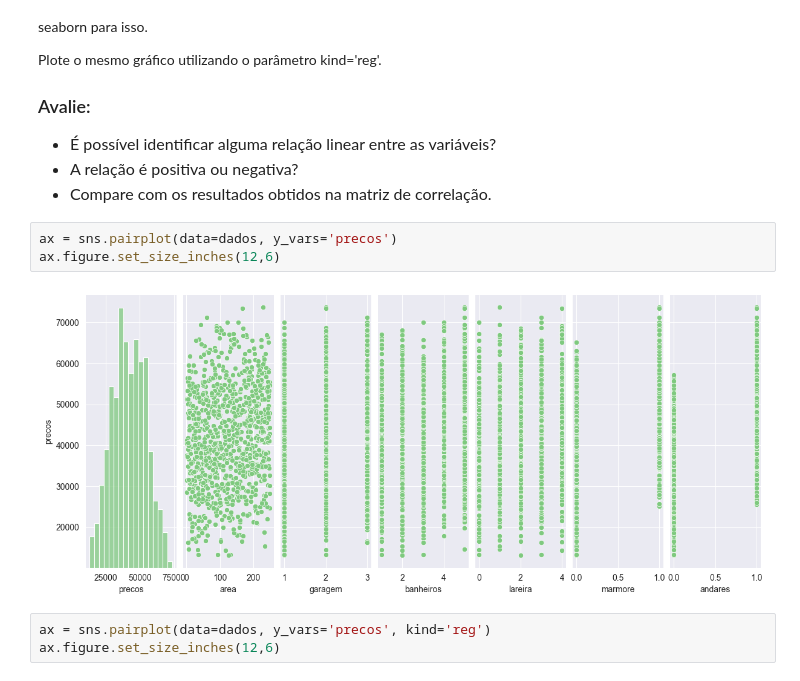
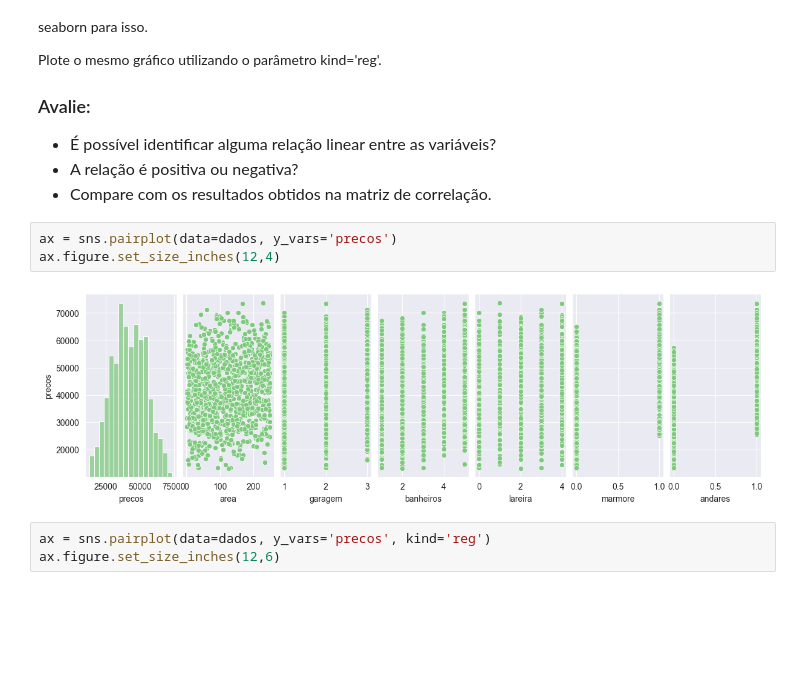
Before and after one commit to lemaldonadogm/Courses, a Jupyter notebook: Statistics/Parte 5 - Regressão Linear/Regressao Linear - Exercicio.ipynb, the cells around one changed output. Cells and saved outputs as stored; diff of their text form; blank space fills up the shorter version.

```diff
--- a/Statistics/Parte 5 - Regressão Linear/Regressao Linear - Exercicio.ipynb
+++ b/Statistics/Parte 5 - Regressão Linear/Regressao Linear - Exercicio.ipynb
@@ -219,9 +220,9 @@ Plote o mesmo gráfico utilizando o parâmetro kind='reg'.
 </ul>
 # %%
 ax = sns.pairplot(data=dados, y_vars='precos')
-ax.figure.set_size_inches(12,6)
+ax.figure.set_size_inches(12,4)
 # %% [output]
-[figure, old version]
+[figure, new version]
 # %%
 ax = sns.pairplot(data=dados, y_vars='precos', kind='reg')
 ax.figure.set_size_inches(12,6)
```
Also changed, not shown: parts of 3 cells of this notebook, 3 other files.
